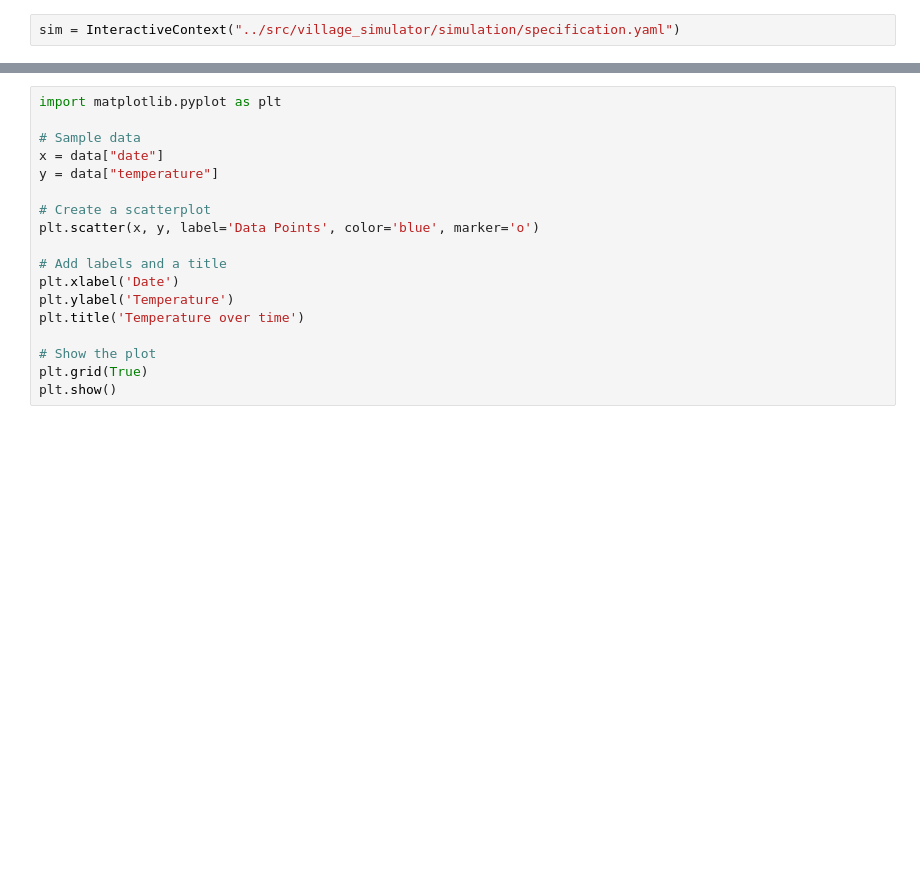
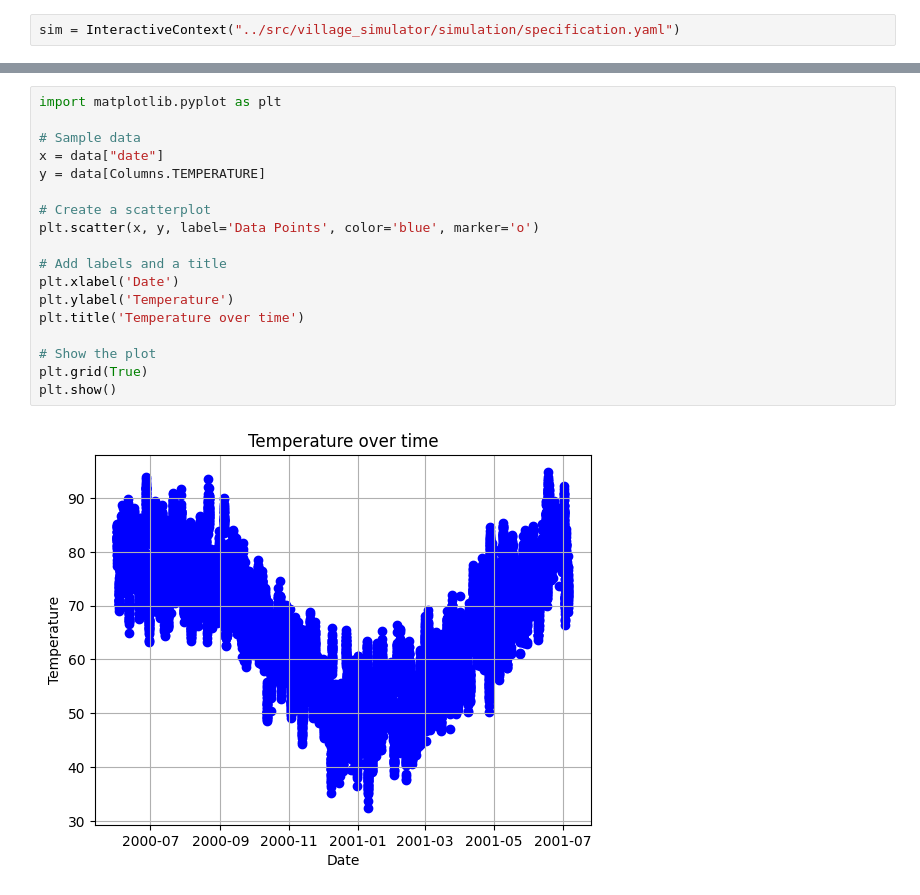
Before and after one commit to rmudambi/village_simulator, a Jupyter notebook: notebooks/simulation_tester.ipynb, the cells around one changed output, grey strips where cells are left out. Saved outputs shown, nothing was run; the diff lists cells and outputs as text; blank space fills up the shorter version.

Commit message:
extract column and pipeline names to a constants file

```diff
--- a/notebooks/simulation_tester.ipynb
+++ b/notebooks/simulation_tester.ipynb
@@ -22,21 +45,23 @@ data = pd.concat(data)
 # %%
 import matplotlib.pyplot as plt
 
 # Sample data
 x = data["date"]
-y = data["temperature"]
+y = data[Columns.TEMPERATURE]
 
 # Create a scatterplot
 plt.scatter(x, y, label='Data Points', color='blue', marker='o')
 
 # Add labels and a title
 plt.xlabel('Date')
 plt.ylabel('Temperature')
 plt.title('Temperature over time')
 
 # Show the plot
 plt.grid(True)
 plt.show()
+# %% [output]
+[figure, added]
 # %%
 # Sample data
 x = data["date"]
```
Also changed, not shown: parts of 11 cells of this notebook, 12 other files.
